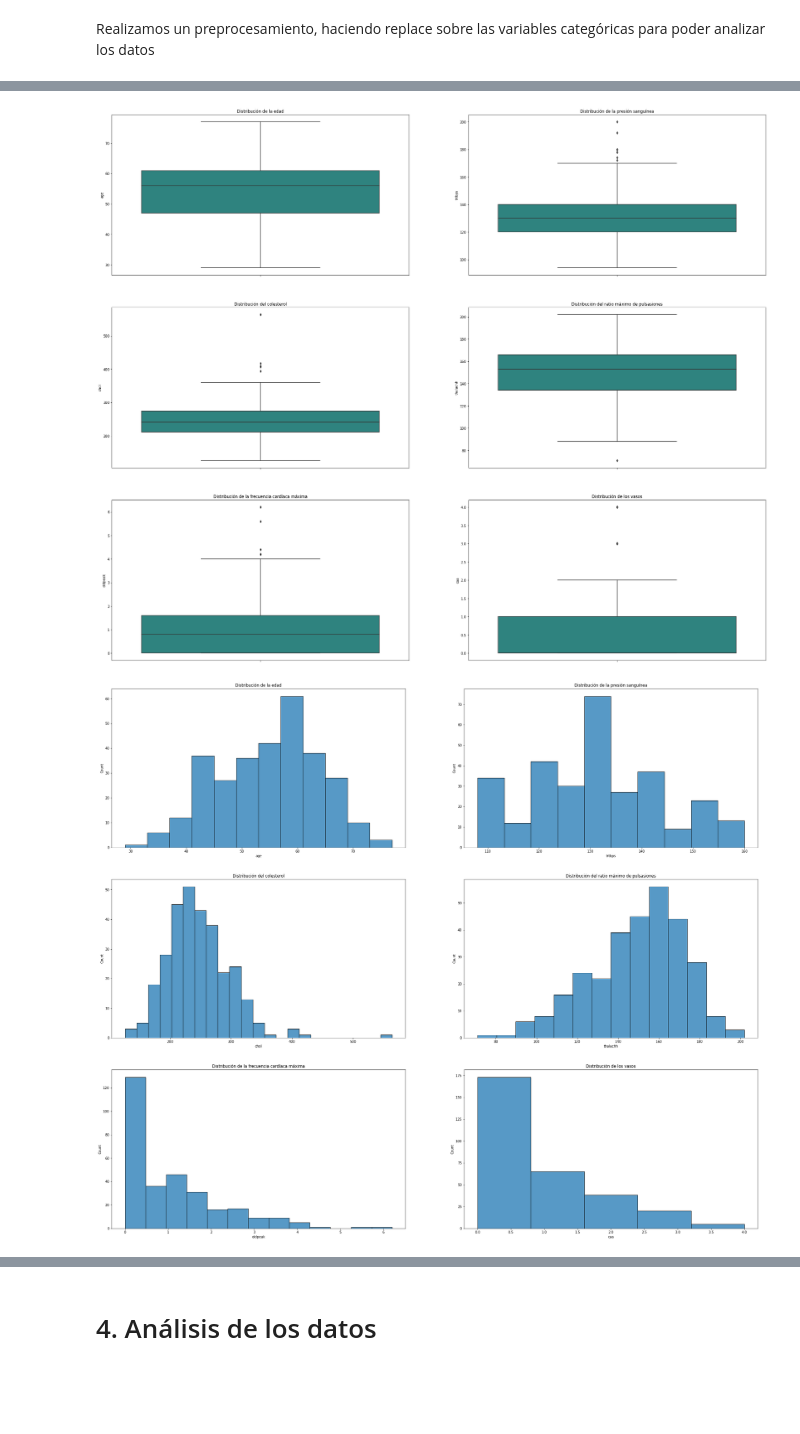
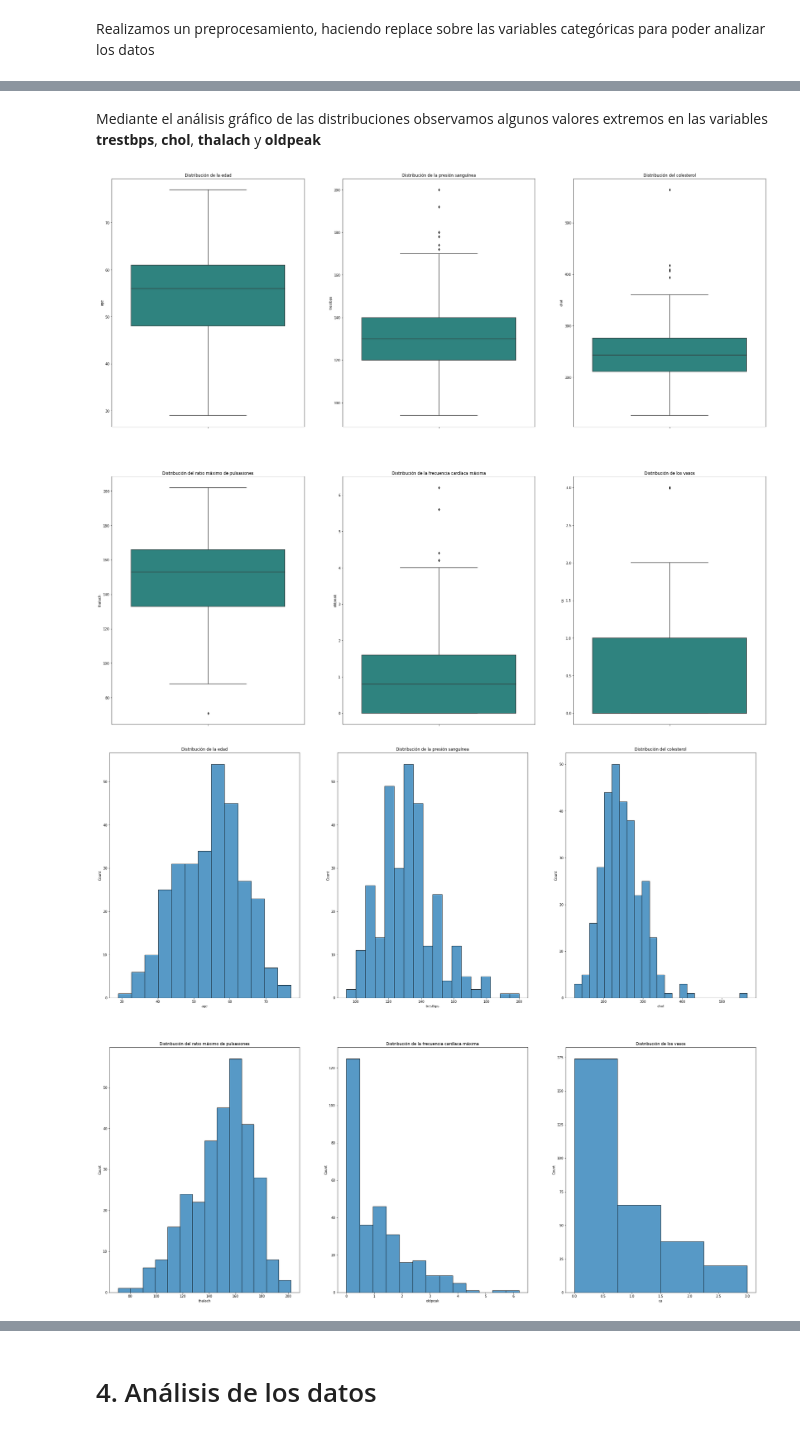
Before and after one commit to Vic16/PR_2_TipologiaCiclodeVidaDatos, a Jupyter notebook: PR_2.ipynb, the cells around one changed output, grey strips where cells are left out. Cells and saved outputs as stored; diff of their text form; code cells hidden in the pictures; blank space fills up the shorter version.

```diff
--- a/PR_2.ipynb
+++ b/PR_2.ipynb
@@ -228,9 +218,10 @@ df = df.replace({
         },
 
     'thal':{
-        3 : 0,
-        6 : 1,
-        7 : 2
+        3 : "normal",
+        6.0 : "fixed defect",
+        7.0 : "reversable defect"
+        #'?': np.NaN
     },
 
     'num':{
@@ -241,6 +232,6 @@ df = df.replace({
 
 })
 
-df.describe()
+df.sample(5)
 # %% [output]
 |  | age | sex | cp | trestbps | chol | fbs | restecg | thalach | exang | oldpeak | slope | ... |
@@ -298,7 +286,7 @@ df = df.replace({
         1:'ST-T wave abnormality',
         2:'Left ventricular hypertrophy'
     },
-    'exng':{
+    'exang':{
         0:'Yes Angina',
         1:'No Angina'
     },
@@ -306,20 +294,14 @@ df = df.replace({
         0:'fastingBloodSugar_false',
         1:'fastingBloodSugar_true'
     },
-    'slp':{
-        0:'upsloping',
-        1:'flat',
-        2:'downsloping'
+    'slope':{
+        1:'upsloping',
+        2:'flat',
+        3:'downsloping'
     },
-    'thall':{
-        0 : np.NaN,
-        1 : "fixed defect",
-        2 : "normal",
-        3 : "reversable defect"
-    }
 
 })
 
-df.sample(10)
+df.sample(4)
 # %% [output]
 |  | age | sex | cp | trestbps | chol | fbs | restecg | thalach | exang | oldpeak | slope | ... |
@@ -385,30 +360,30 @@ memory usage: 35.3+ KB
+# %% [markdown]
+Mediante el análisis gráfico de las distribuciones observamos algunos valores extremos en las variables **trestbps**, **chol**, **thalach** y **oldpeak**
 # %%
-fig, axes = plt.subplots(3, 2, figsize=(35,30))
+fig, axes = plt.subplots(2, 3, figsize=(35,30))
 
 sns.boxplot(ax=axes[0,0], y="age", palette="viridis", data=df).set(title='Distribución de la edad')
-sns.boxplot(ax=axes[0,1], y="trtbps", palette="viridis", data=df).set(title='Distribución de la presión sanguínea')
+sns.boxplot(ax=axes[0,1], y="trestbps", palette="viridis", data=df).set(title='Distribución de la presión sanguínea')
+sns.boxplot(ax=axes[0,2], y="chol" ,palette="viridis", data=df).set(title='Distribución del colesterol')
 
-sns.boxplot(ax=axes[1,0], y="chol" ,palette="viridis", data=df).set(title='Distribución del colesterol')
-sns.boxplot(ax=axes[1,1], y="thalachh" ,palette="viridis", data=df).set(title='Distribución del ratio máximo de pulsasiones')
-
-sns.boxplot(ax=axes[2,0], y="oldpeak" ,palette="viridis", data=df).set(title='Distribución de la frecuencia cardíaca máxima')
-sns.boxplot(ax=axes[2,1], y="caa" ,palette="viridis", data=df).set(title='Distribución de los vasos')
+sns.boxplot(ax=axes[1,0], y="thalach" ,palette="viridis", data=df).set(title='Distribución del ratio máximo de pulsasiones')
+sns.boxplot(ax=axes[1,1], y="oldpeak" ,palette="viridis", data=df).set(title='Distribución de la frecuencia cardíaca máxima')
+sns.boxplot(ax=axes[1,2], y="ca" ,palette="viridis", data=df).set(title='Distribución de los vasos')
 
 plt.show()
 # %% [output]
-[figure, old version]
+[figure, new version]
 # %%
-fig, axes = plt.subplots(3, 2, figsize=(35,30))
+fig, axes = plt.subplots(2, 3, figsize=(35,30))
 
 sns.histplot(ax=axes[0,0], x="age", palette="viridis", data=df).set(title='Distribución de la edad')
-sns.histplot(ax=axes[0,1], x="trtbps", palette="viridis", data=df).set(title='Distribución de la presión sanguínea')
+sns.histplot(ax=axes[0,1], x="trestbps", palette="viridis", data=df).set(title='Distribución de la presión sanguínea')
+sns.histplot(ax=axes[0,2], x="chol" ,palette="viridis", data=df).set(title='Distribución del colesterol')
 
-sns.histplot(ax=axes[1,0], x="chol" ,palette="viridis", data=df).set(title='Distribución del colesterol')
-sns.histplot(ax=axes[1,1], x="thalachh" ,palette="viridis", data=df).set(title='Distribución del ratio máximo de pulsasiones')
-
-sns.histplot(ax=axes[2,0], x="oldpeak" ,palette="viridis", data=df).set(title='Distribución de la frecuencia cardíaca máxima')
-sns.histplot(ax=axes[2,1], x="caa" ,palette="viridis", data=df, bins=5).set(title='Distribución de los vasos')
+sns.histplot(ax=axes[1,0], x="thalach" ,palette="viridis", data=df).set(title='Distribución del ratio máximo de pulsasiones')
+sns.histplot(ax=axes[1,1], x="oldpeak" ,palette="viridis", data=df).set(title='Distribución de la frecuencia cardíaca máxima')
+sns.histplot(ax=axes[1,2], x="ca" ,palette="viridis", data=df, bins=4).set(title='Distribución de los vasos')
 
 plt.show()
 # %% [output]
-[figure, old version]
+[figure, new version]
```
Also changed, not shown: parts of 83 cells of this notebook.
